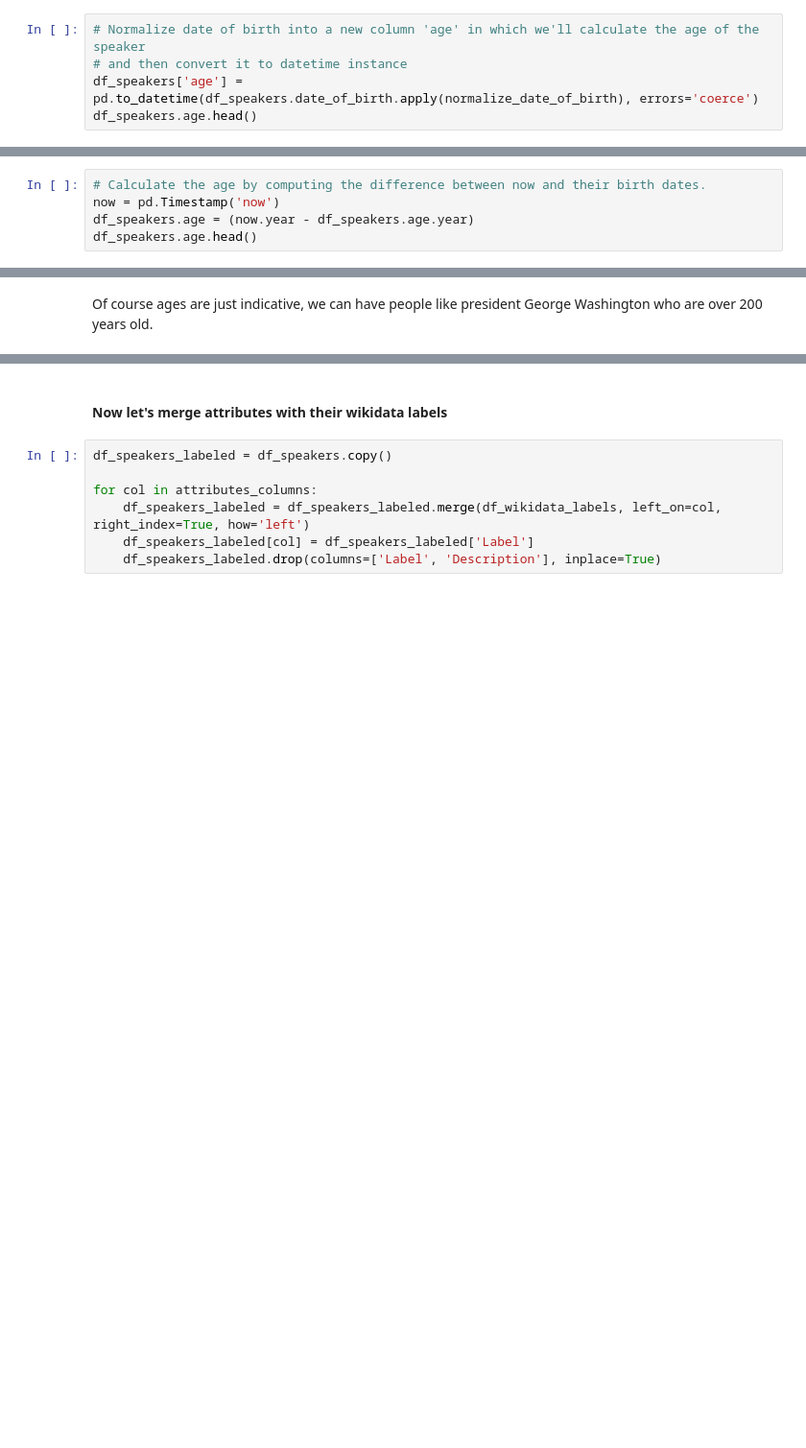
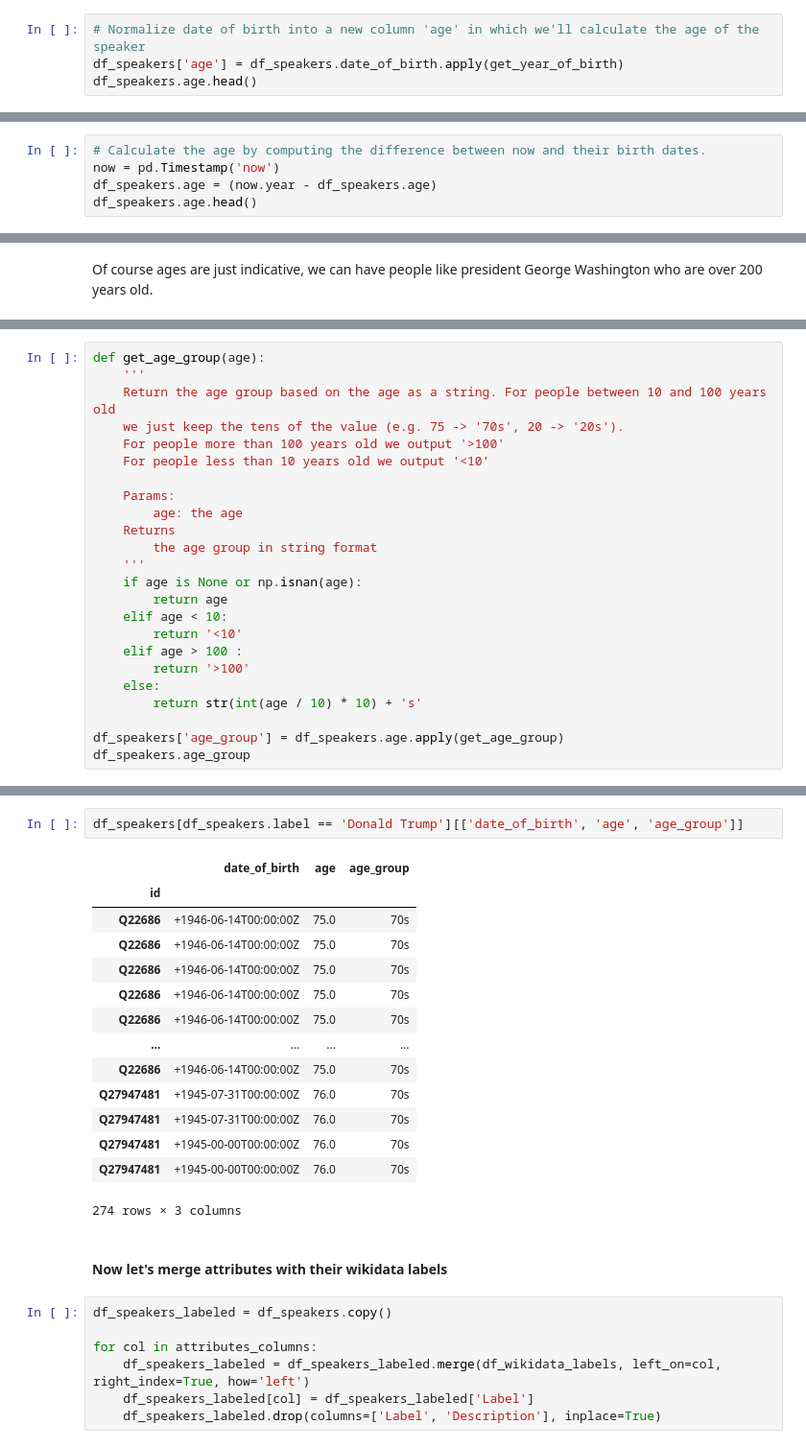
Before and after one commit to epfl-ada/ada-2021-project-comic-sans, a Jupyter notebook: speakers_analysis.ipynb, the cells around one changed output, grey strips where cells are left out. Shown: that part at 96% size. Drawn from its saved outputs; the diff is of its cells as text; blank space fills up the shorter version.

Commit message:
initial analysis on speakers data

```diff
--- a/speakers_analysis.ipynb
+++ b/speakers_analysis.ipynb
@@ -84,5 +108,4 @@ display(normalize_date_of_birth(test_data_invalid_month))
 # %%
 # Normalize date of birth into a new column 'age' in which we'll calculate the age of the speaker
-# and then convert it to datetime instance
-df_speakers['age'] = pd.to_datetime(df_speakers.date_of_birth.apply(normalize_date_of_birth), errors='coerce')
+df_speakers['age'] = df_speakers.date_of_birth.apply(get_year_of_birth)
 df_speakers.age.head()
@@ -93,5 +120,5 @@ def compute_age(date_of_birth):
 # %%
 # Calculate the age by computing the difference between now and their birth dates.
 now = pd.Timestamp('now')
-df_speakers.age = (now.year - df_speakers.age.year)
+df_speakers.age = (now.year - df_speakers.age)
 df_speakers.age.head()
@@ -103,0 +139,24 @@ Of course ages are just indicative, we can have people like president George Was
+# %%
+def get_age_group(age):
+    '''
+    Return the age group based on the age as a string. For people between 10 and 100 years old
+    we just keep the tens of the value (e.g. 75 -> '70s', 20 -> '20s').
+    For people more than 100 years old we output '>100'
+    For people less than 10 years old we output '<10'
+
+    Params:
+        age: the age
+    Returns
+        the age group in string format
+    '''
+    if age is None or np.isnan(age):
+        return age
+    elif age < 10:
+        return '<10'
+    elif age > 100 :
+        return '>100'
+    else:
+        return str(int(age / 10) * 10) + 's'
+
+df_speakers['age_group'] = df_speakers.age.apply(get_age_group)
+df_speakers.age_group
@@ -104,3 +177,20 @@ Of course ages are just indicative, we can have people like president George Was
+# %%
+df_speakers[df_speakers.label == 'Donald Trump'][['date_of_birth', 'age', 'age_group']]
+# %% [output]
+|  | date_of_birth | age | age_group |
+| id |  |  |  |
+| Q22686 | +1946-06-14T00:00:00Z | 75.0 | 70s |
+| Q22686 | +1946-06-14T00:00:00Z | 75.0 | 70s |
+| Q22686 | +1946-06-14T00:00:00Z | 75.0 | 70s |
+| Q22686 | +1946-06-14T00:00:00Z | 75.0 | 70s |
+| Q22686 | +1946-06-14T00:00:00Z | 75.0 | 70s |
+| ... | ... | ... | ... |
+| Q22686 | +1946-06-14T00:00:00Z | 75.0 | 70s |
+| Q27947481 | +1945-07-31T00:00:00Z | 76.0 | 70s |
+| Q27947481 | +1945-07-31T00:00:00Z | 76.0 | 70s |
+| Q27947481 | +1945-00-00T00:00:00Z | 76.0 | 70s |
+| Q27947481 | +1945-00-00T00:00:00Z | 76.0 | 70s |
+274 rows × 3 columns
 # %% [markdown]
 #### Now let's merge attributes with their wikidata labels
 # %%
```
Also changed, not shown: parts of 27 cells of this notebook.
